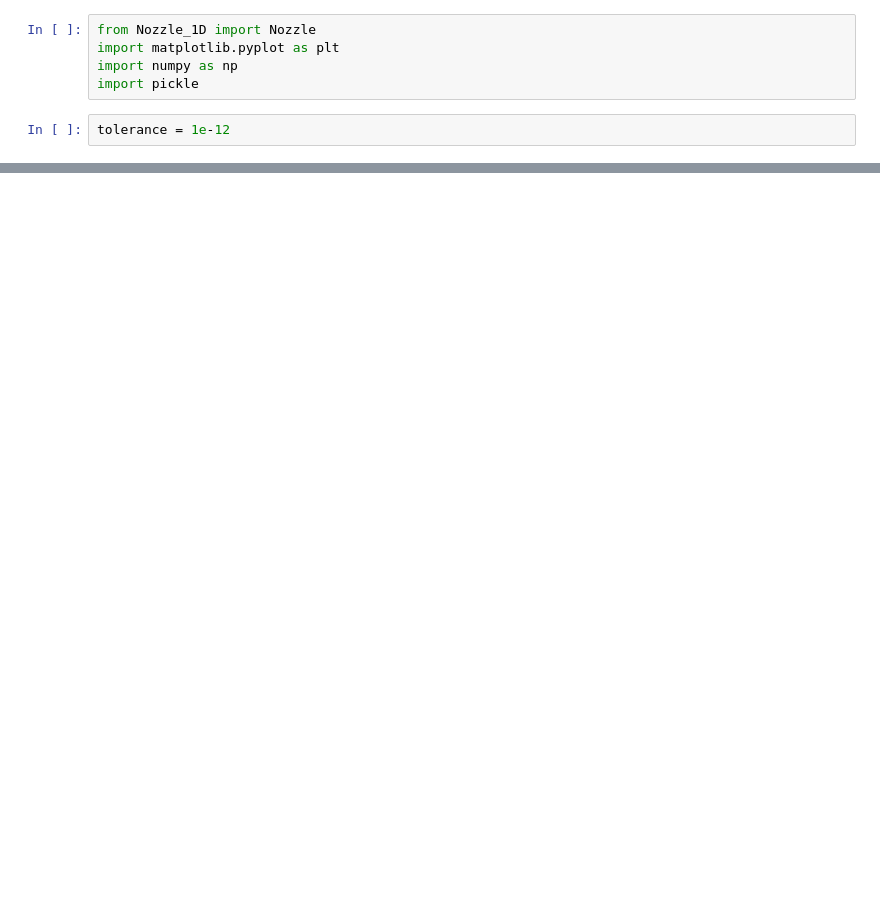
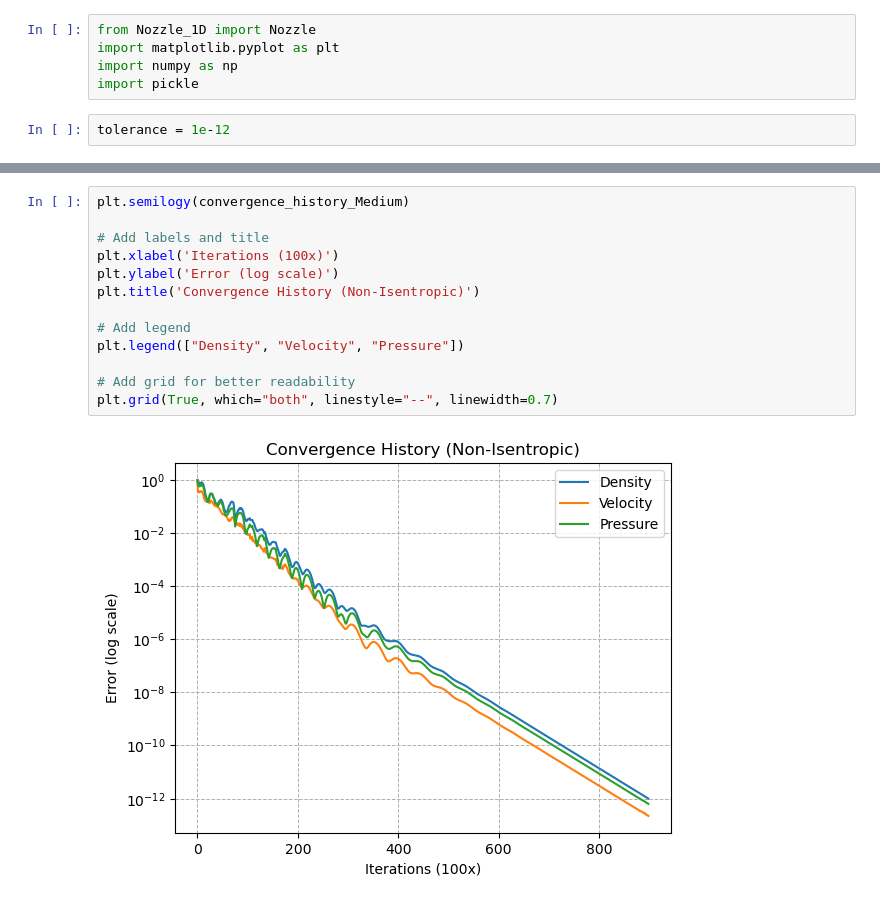
Before and after one commit to aaron23pueschel/CFD, a Jupyter notebook: CFD_HW2/Case1and2.ipynb, the cells around one changed output, grey strips where cells are left out. Drawn from its saved outputs; the diff is of its cells as text; blank space fills up the shorter version.

```diff
--- a/CFD_HW2/Case1and2.ipynb
+++ b/CFD_HW2/Case1and2.ipynb
@@ -74,0 +92,15 @@ Text(0, 0.5, 'Pressure (kPa)')
+# %%
+plt.semilogy(convergence_history_Medium)
+
+# Add labels and title
+plt.xlabel('Iterations (100x)')
+plt.ylabel('Error (log scale)')
+plt.title('Convergence History (Non-Isentropic)')
+
+# Add legend
+plt.legend(["Density", "Velocity", "Pressure"])
+
+# Add grid for better readability
+plt.grid(True, which="both", linestyle="--", linewidth=0.7)
+# %% [output]
+[figure, added]
```
Also changed, not shown: parts of 5 cells of this notebook, 4 other files.
